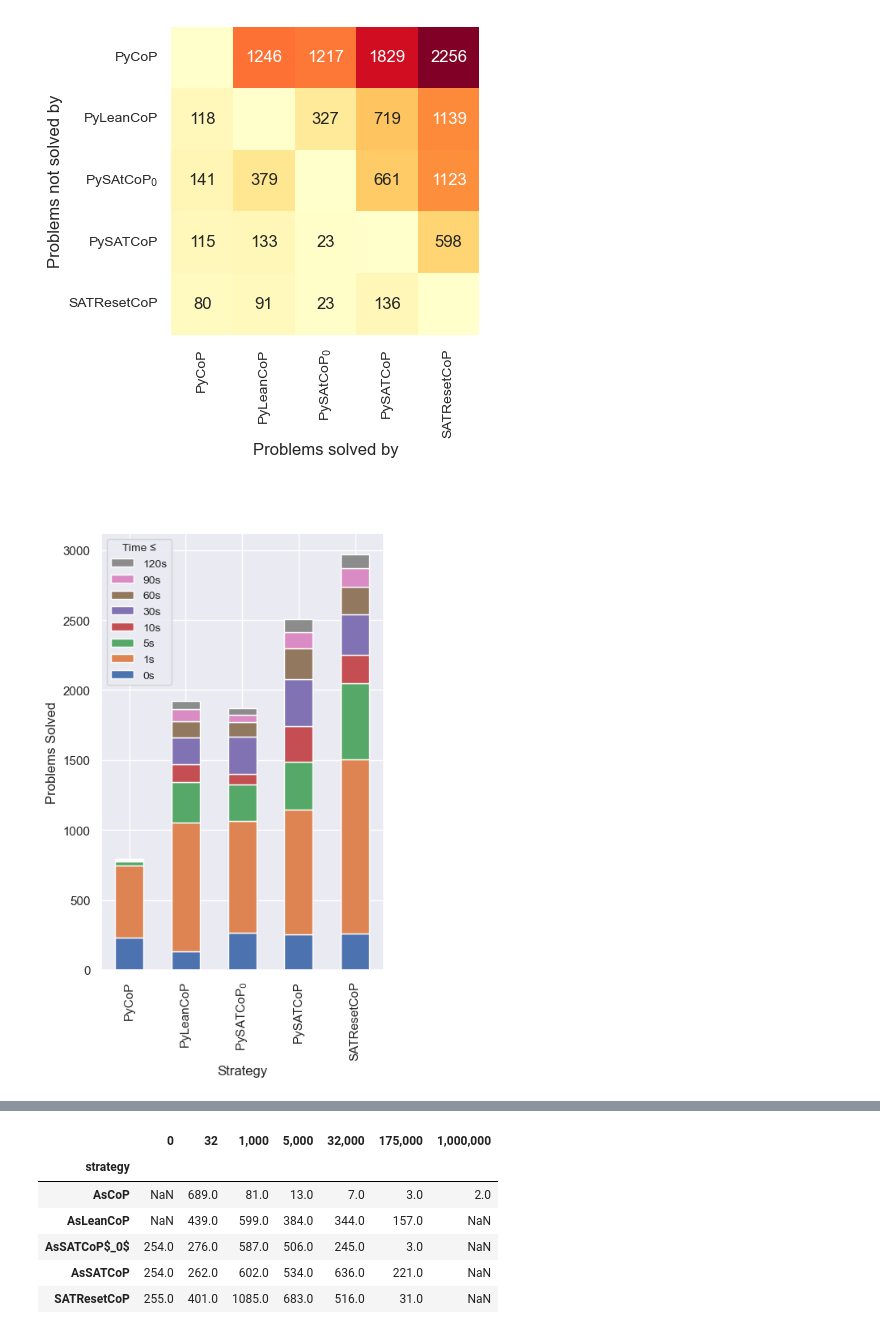
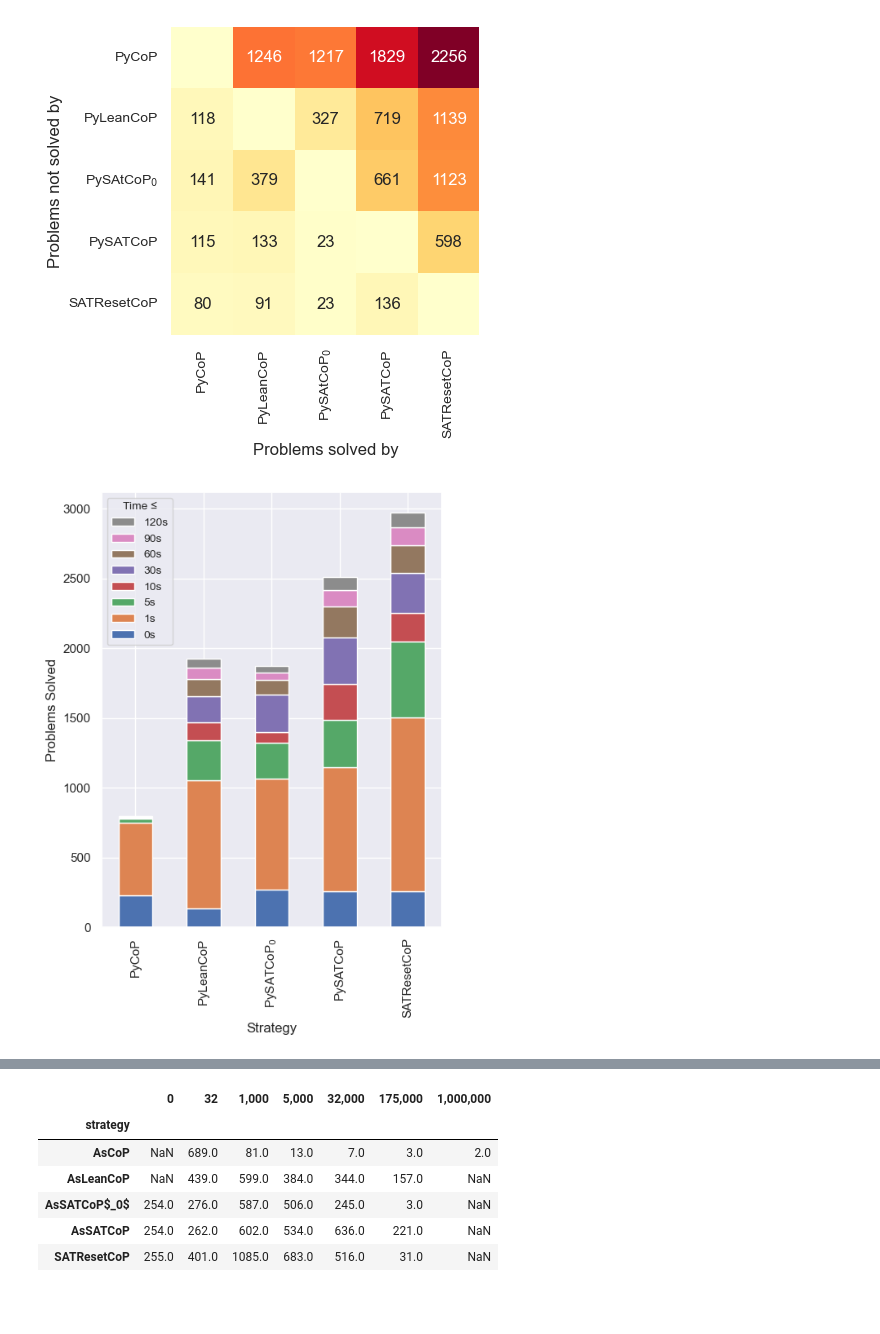
Before and after one commit to mfixman/connections, a Jupyter notebook: jupyter/Vampire.ipynb, the cells around one changed output, grey strips where cells are left out. Saved outputs shown, nothing was run; the diff lists cells and outputs as text; code cells hidden in the pictures; blank space fills up the shorter version.

```diff
--- a/jupyter/Vampire.ipynb
+++ b/jupyter/Vampire.ipynb
@@ -259,34 +218,34 @@ pyplot.gca().tick_params(axis = 'both', labelsize = 'small')
 pyplot.savefig('Vampire/figures/solved_heatmap.png', bbox_inches = 'tight', dpi = 400)
 # %% [output]
 [figure]
-# %% [markdown]
-#
 # %%
-pyplot.rcParams["figure.figsize"] = (4.5, 7)
+scale = 1.3
+
+pyplot.rcParams["figure.figsize"] = (7 / scale, 9 / scale)
 
 times = [0, 1, 5, 10, 30, 60, 90, 120]
 solved_time = Series(
     numpy.select(
         [data.solved & (data.time_ms <= 1000 * x) for x in times],
         [x for x in times],
         default = None,
     ),
     index = data.index,
     name = 'solved_time',
 )
 
 q = pandas.concat([data, solved_time], axis = 1)[['strategy', 'solved_time']]
 b = q.groupby('strategy').value_counts(sort = False).sort_index(level = [0, 1]).unstack().sort_index(key = lambda x: x.map(strategies.index))
 b.index = b.index.str.replace('_0', '$_0$')
 b.columns = [f'{x}s' for x in b.columns]
 b.plot.bar(stacked = True)
 pyplot.ylabel('Problems Solved')
 pyplot.xlabel('Strategy')
 pyplot.legend(loc = 2, fontsize = 'small', reverse = True, title = 'Time ≤', title_fontsize = 'small')
 
 pyplot.savefig('Vampire/figures/strategy_solved_time_plot.png', dpi = 400, bbox_inches = 'tight')
 # %% [output]
-[figure, old version]
+[figure, new version]
 # %%
 times = [0, 32, 1000, 5000, 32000, 175000, 1000000]
 solved_time = Series(
```
Also changed, not shown: parts of 5 cells of this notebook, 5 other files.
